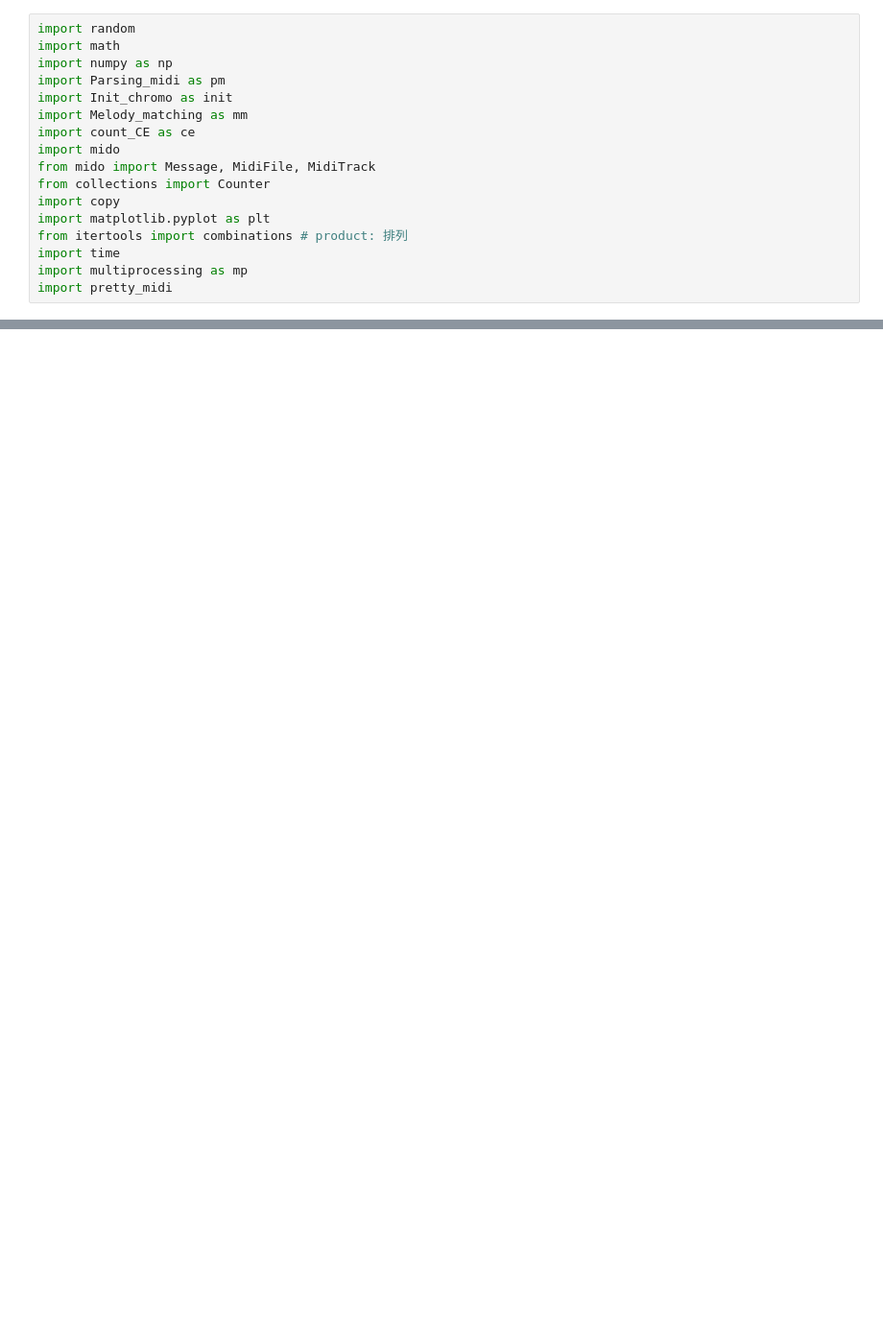
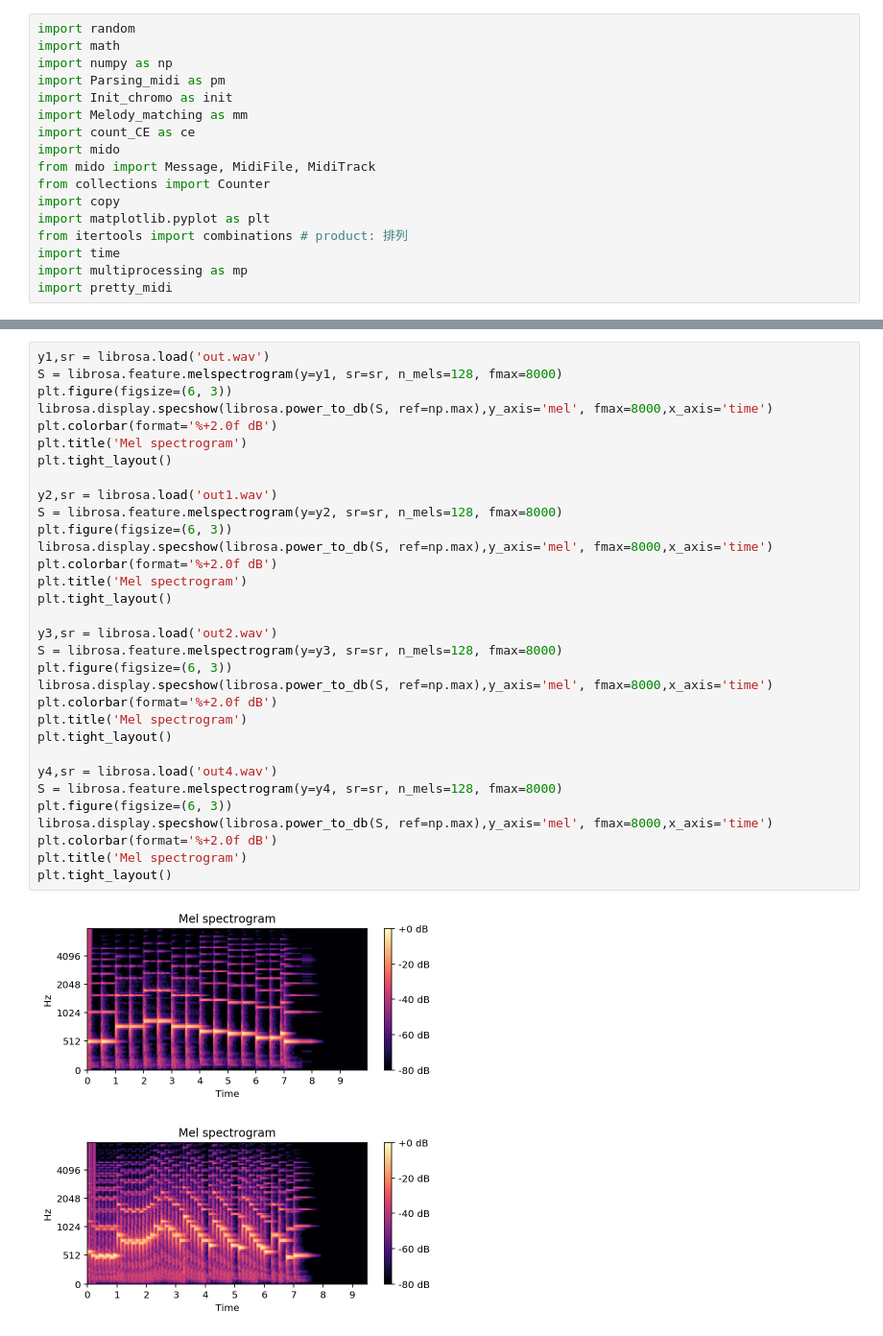
Before and after one commit to sharon1018/Music_information_retrieval, a Jupyter notebook: Cal_score.ipynb, the cells around one changed output, grey strips where cells are left out. Shown at 96% size. Cells and saved outputs as stored; diff of their text form; blank space fills up the shorter version.

```diff
--- a/Cal_score.ipynb
+++ b/Cal_score.ipynb
@@ -135,0 +215,35 @@ def harmony_score(midi_msg, chord, ori_note):
+# %%
+y1,sr = librosa.load('out.wav')
+S = librosa.feature.melspectrogram(y=y1, sr=sr, n_mels=128, fmax=8000)
+plt.figure(figsize=(6, 3))
+librosa.display.specshow(librosa.power_to_db(S, ref=np.max),y_axis='mel', fmax=8000,x_axis='time')
+plt.colorbar(format='%+2.0f dB')
+plt.title('Mel spectrogram')
+plt.tight_layout()
+
+y2,sr = librosa.load('out1.wav')
+S = librosa.feature.melspectrogram(y=y2, sr=sr, n_mels=128, fmax=8000)
+plt.figure(figsize=(6, 3))
+librosa.display.specshow(librosa.power_to_db(S, ref=np.max),y_axis='mel', fmax=8000,x_axis='time')
+plt.colorbar(format='%+2.0f dB')
+plt.title('Mel spectrogram')
+plt.tight_layout()
+
+y3,sr = librosa.load('out2.wav')
+S = librosa.feature.melspectrogram(y=y3, sr=sr, n_mels=128, fmax=8000)
+plt.figure(figsize=(6, 3))
+librosa.display.specshow(librosa.power_to_db(S, ref=np.max),y_axis='mel', fmax=8000,x_axis='time')
+plt.colorbar(format='%+2.0f dB')
+plt.title('Mel spectrogram')
+plt.tight_layout()
+
+y4,sr = librosa.load('out4.wav')
+S = librosa.feature.melspectrogram(y=y4, sr=sr, n_mels=128, fmax=8000)
+plt.figure(figsize=(6, 3))
+librosa.display.specshow(librosa.power_to_db(S, ref=np.max),y_axis='mel', fmax=8000,x_axis='time')
+plt.colorbar(format='%+2.0f dB')
+plt.title('Mel spectrogram')
+plt.tight_layout()
+# %% [output]
+[figure, added]
+[figure, added]
```
Also changed, not shown: parts of 5 cells of this notebook.
